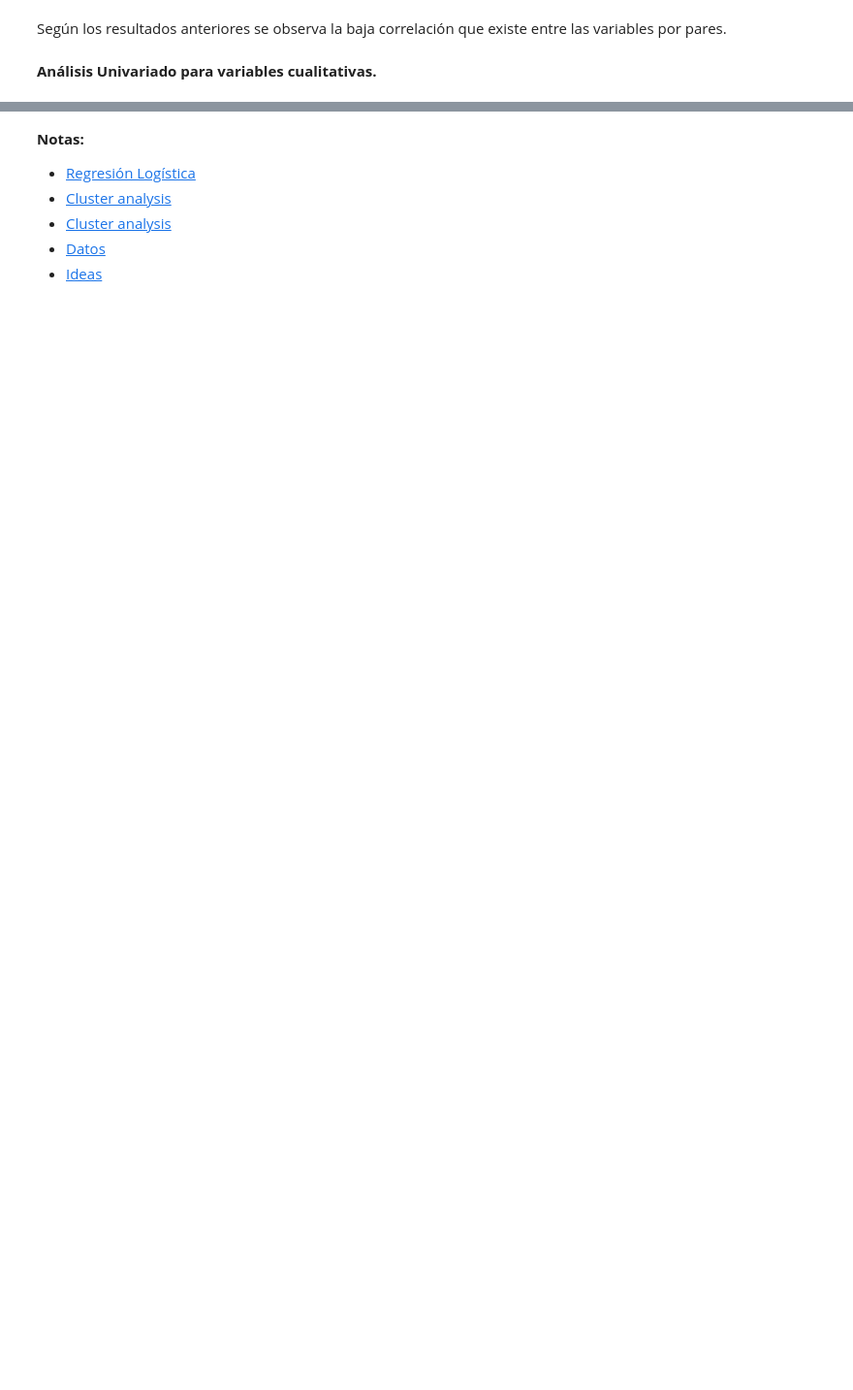
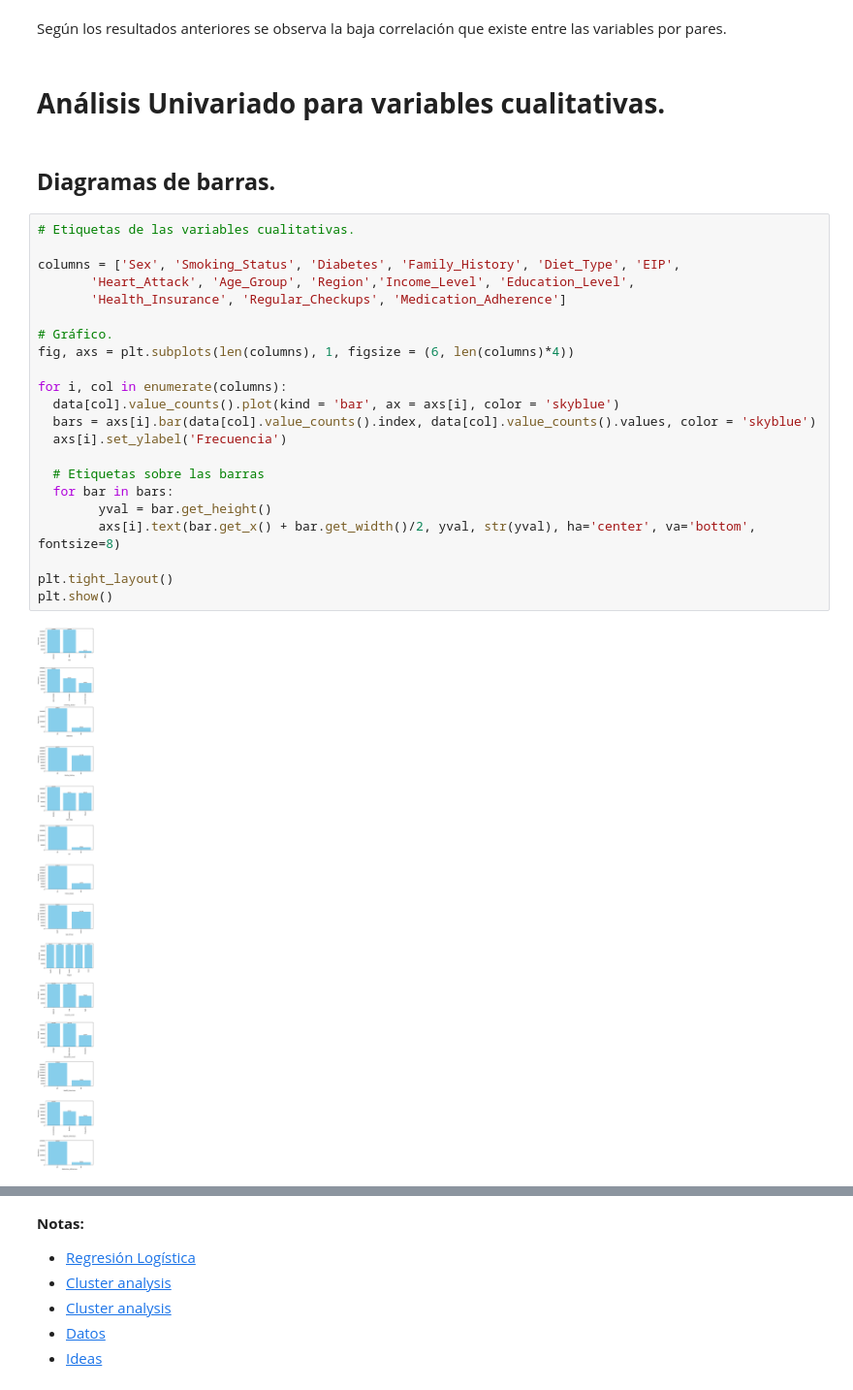
Before and after one commit to julianamu323/Proyectos, a Jupyter notebook: Afecciones_cardiacas.ipynb, the cells around one changed output, grey strips where cells are left out. Shown at 97% size. Drawn from its saved outputs; the diff is of its cells as text; blank space fills up the shorter version.

```diff
--- a/Afecciones_cardiacas.ipynb
+++ b/Afecciones_cardiacas.ipynb
@@ -154,4 +154,30 @@ plt.show()
 # %% [markdown]
 Según los resultados anteriores se observa la baja correlación que existe entre las variables por pares.
 # %% [markdown]
-**Análisis Univariado para variables cualitativas.**
+# **Análisis Univariado para variables cualitativas.**
+# %% [markdown]
+## **Diagramas de barras.**
+# %%
+# Etiquetas de las variables cualitativas.
+
+columns = ['Sex', 'Smoking_Status', 'Diabetes', 'Family_History', 'Diet_Type', 'EIP',
+       'Heart_Attack', 'Age_Group', 'Region','Income_Level', 'Education_Level',
+       'Health_Insurance', 'Regular_Checkups', 'Medication_Adherence']
+
+# Gráfico.
+fig, axs = plt.subplots(len(columns), 1, figsize = (6, len(columns)*4))
+
+for i, col in enumerate(columns):
+  data[col].value_counts().plot(kind = 'bar', ax = axs[i], color = 'skyblue')
+  bars = axs[i].bar(data[col].value_counts().index, data[col].value_counts().values, color = 'skyblue')
+  axs[i].set_ylabel('Frecuencia')
+
+  # Etiquetas sobre las barras
+  for bar in bars:
+        yval = bar.get_height()
+        axs[i].text(bar.get_x() + bar.get_width()/2, yval, str(yval), ha='center', va='bottom', fontsize=8)
+
+plt.tight_layout()
+plt.show()
+# %% [output]
+[figure, added]
```
Also changed, not shown: parts of 2 cells of this notebook.
